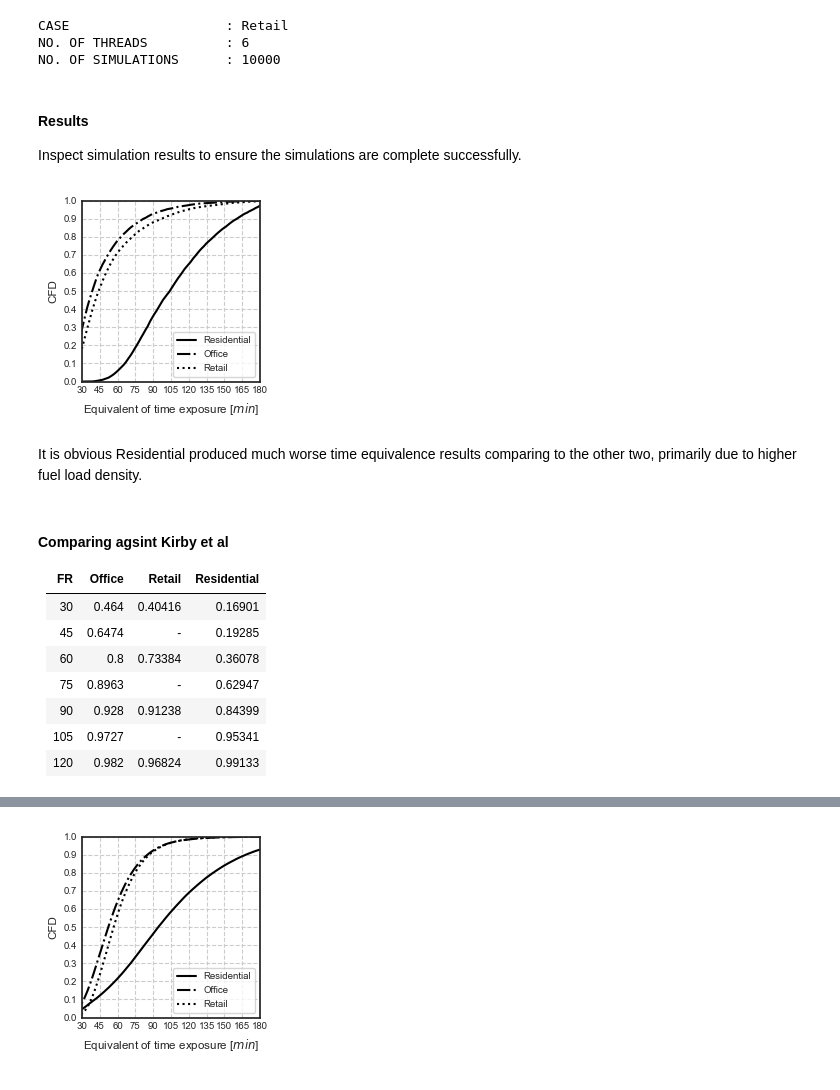
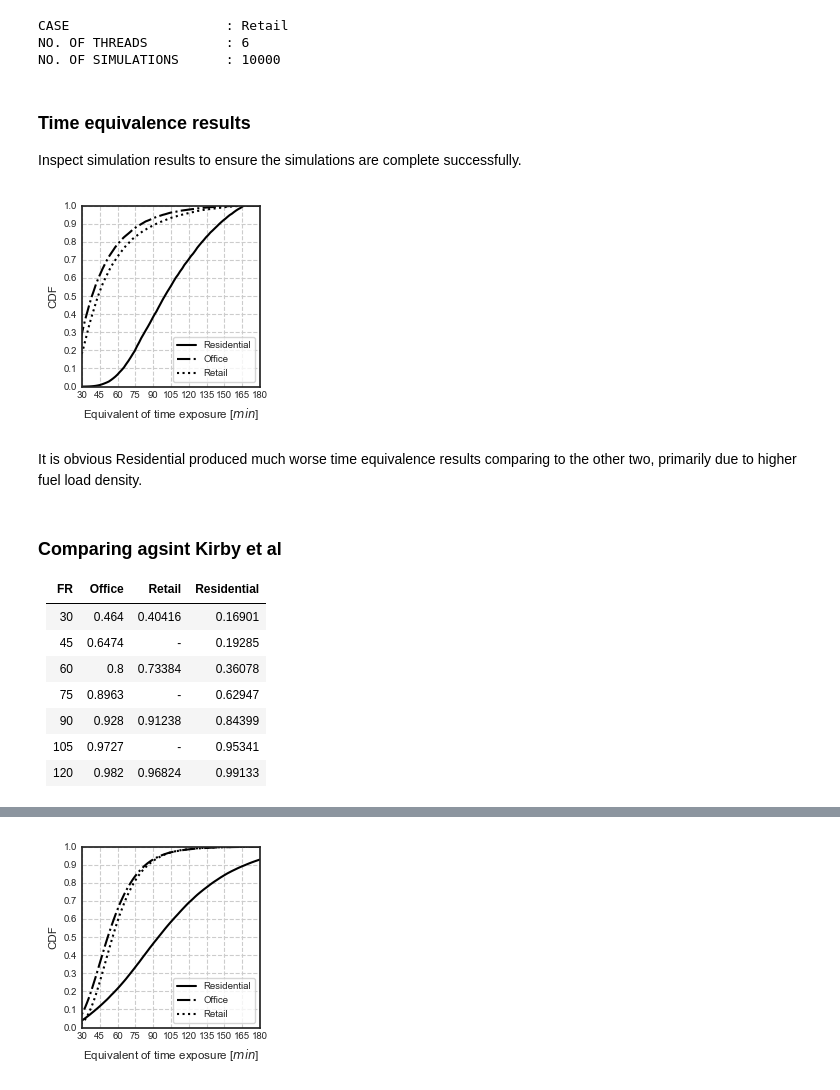
Before and after one commit to fsepy/SFEPRAPY, a Jupyter notebook: demos/asfe2021.ipynb, the cells around one changed output, grey strips where cells are left out. Drawn from its saved outputs; the diff is of its cells as text; code cells hidden in the pictures.

```diff
--- a/demos/asfe2021.ipynb
+++ b/demos/asfe2021.ipynb
@@ -98,0 +51,18 @@ df_inputs.loc[[
+# %%
+df_inputs_1 = EXAMPLE_INPUT_DF.copy()
+# df_inputs_2 = df_inputs.copy()
+df_inputs_1.loc['fire_mode'] = 0  # use only parametric
+df_inputs_1.loc['fire_combustion_efficiency:lbound'] = 0.99999
+df_inputs_1.loc['n_simulations'] = 10_000  # 10k for initial inspection, 10x more than kirby et al
+
+items_to_drop = [
+    'phi_teq:dist', 'phi_teq:mean', 'phi_teq:sd', 'phi_teq:ubound', 'phi_teq:lbound',
+    'window_open_fraction:dist', 'window_open_fraction:ubound', 'window_open_fraction:lbound', 'window_open_fraction:mean', 'window_open_fraction:sd'
+]
+df_inputs_1.drop(items_to_drop, inplace=True)
+items_to_add = {'phi_teq': 1, 'window_open_fraction': 1}
+df_ = pd.DataFrame.from_dict(dict(Residential=items_to_add, Office=items_to_add, Retail=items_to_add))
+df_.index.name = 'case_name'
+df_inputs_1 = df_inputs_1.append(df_)
+
+print_df(df_inputs_1)
@@ -99,10 +90,9 @@ df_inputs.loc[[
 # %%
 # Run MCS
 cases_to_run=['Residential', 'Office', 'Retail']
-df_inputs.loc['n_simulations'] = 100000  # set to simulation iteration to 10k to make fine plots later
 
 mcs_1 = MCS2(print_stats=False)
-mcs_1.inputs = fp_inputs
+mcs_1.inputs = df_inputs_1
 mcs_1.n_threads = 6
 mcs_1.run_mcs(cases_to_run=cases_to_run)
 # %% [output]
@@ -116,34 +106,30 @@ CASE                    : Retail
 NO. OF THREADS          : 6
 NO. OF SIMULATIONS      : 10000
 # %% [markdown]
-#### Results
+### Time equivalence results
 
 Inspect simulation results to ensure the simulations are complete successfully.
 # %%
 # Inspect simulation results
 mcs_out_1 = mcs_1.mcs_out
 dict_teq_1 = {case: mcs_out_1.loc[mcs_out_1['case_name'] == case]["solver_time_equivalence_solved"] / 60.0 for case in cases_to_run}
-dict_teq_1 = {k: v[~np.isnan(v)] for k, v in dict_teq_1.items()}
-# for case in cases_to_run:
-#     teq = mcs_out_1.loc[mcs_out_1['case_name'] == case]["solver_time_equivalence_solved"] / 60.0
-#     dict_teq_1[case] = teq[~np.isnan(teq)]
-# dict_teq_1 = {case: mcs_out_1.loc[mcs_out_1['case_name'] == case]["solver_time_equivalence_solved"] / 60.0 for case in cases_to_run}
+dict_teq_1 = {k: v[~np.isnan(v)] for k, v in dict_teq_1.items()}  # remove np.nan values, non convergency iterations
 dict_teq_fractile_1 = get_teq_fractile_dict(dict_teq_1, is_print=False, fr=np.linspace(0, 180, 100))
 
 fig, ax = plt.subplots(figsize=(2.5,2.5), dpi=100)
 lss=['-', '-.', 'dotted']
 for i, case in enumerate(cases_to_run):
     ax.plot(dict_teq_fractile_1['Time'], dict_teq_fractile_1[case], label=case, ls=lss[i], c='k')
-format_ax(ax=ax, xlabel='Equivalent of time exposure [$min$]', ylabel='CFD', xlim=(30, 180), ylim=(0, 1), xticks=np.arange(30, 181, 15,), yticks=np.arange(0, 1.1, 0.1))
+format_ax(ax=ax, xlabel='Equivalent of time exposure [$min$]', ylabel='CDF', xlim=(30, 180), ylim=(0, 1), xticks=np.arange(30, 181, 15,), yticks=np.arange(0, 1.1, 0.1))
 
 plt.tight_layout()
 fig.savefig(path.join('fig', 'teq_1.png'), dpi=300, bbox_inches='tight', pad_inches=0)
 # %% [output]
-[figure, old version]
+[figure, new version]
 # %% [markdown]
 It is obvious Residential produced much worse time equivalence results comparing to the other two, primarily due to higher fuel load density.
 # %% [markdown]
-#### Comparing agsint Kirby et al
+### Comparing agsint Kirby et al
 
 | FR  | Office | Retail  | Residential |
 |-----|--------|---------|-------------|
```
Also changed, not shown: parts of 38 cells of this notebook, 1 other file.
